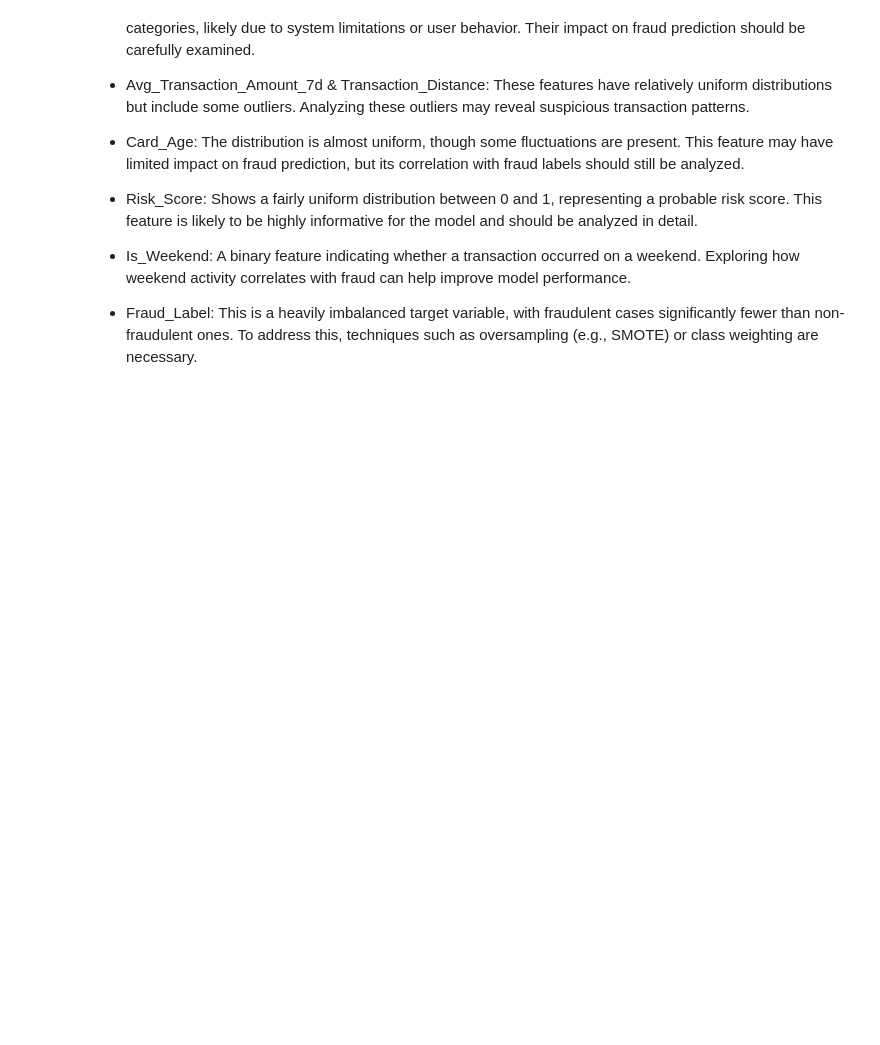
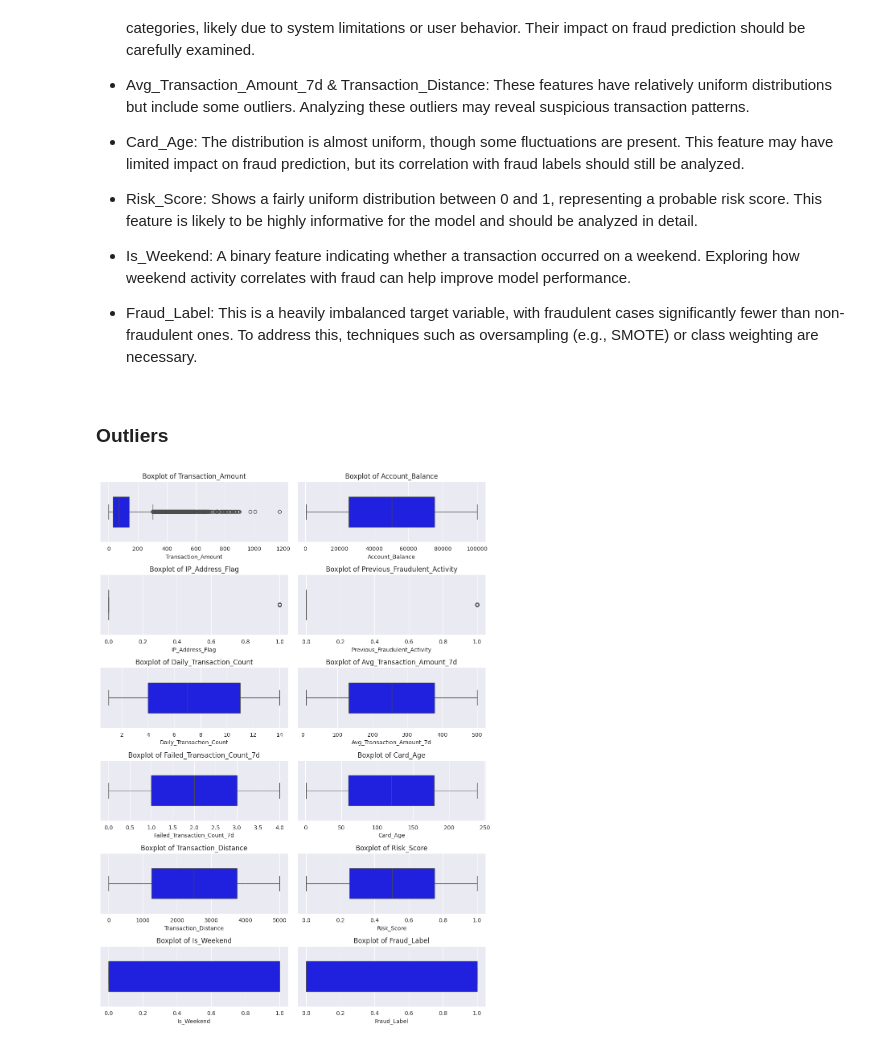
Before and after one commit to Farazmghm/Portfolio, a Jupyter notebook: Credit_card_fraud_detection.ipynb, the cells around one changed output. Drawn from its saved outputs; the diff is of its cells as text; code cells hidden in the pictures; blank space fills up the shorter version.

Commit message:
Outliers

```diff
--- a/Credit_card_fraud_detection.ipynb
+++ b/Credit_card_fraud_detection.ipynb
@@ -250,3 +250,25 @@ plot_numeric_distributions(df)
 * Is_Weekend: A binary feature indicating whether a transaction occurred on a weekend. Exploring how weekend activity correlates with fraud can help improve model performance.
 
 * Fraud_Label: This is a heavily imbalanced target variable, with fraudulent cases significantly fewer than non-fraudulent ones. To address this, techniques such as oversampling (e.g., SMOTE) or class weighting are necessary.
+# %% [markdown]
+### Outliers
+# %%
+def plot_numeric_boxplots(df):
+    numeric_col = df.select_dtypes(include=["number"]).columns
+
+    plt.figure(figsize=(10, 14))
+    sns.set_style('darkgrid')
+
+    for i, col in enumerate(numeric_col, 1):
+        plt.subplot(6, 2, i)
+        sns.boxplot(x=df[col],
+                    color='b',
+                    width=0.5)
+        plt.title(f"Boxplot of {col}")
+
+    plt.tight_layout()
+    plt.show()
+# %%
+plot_numeric_boxplots(df)
+# %% [output]
+[figure, added]
```
